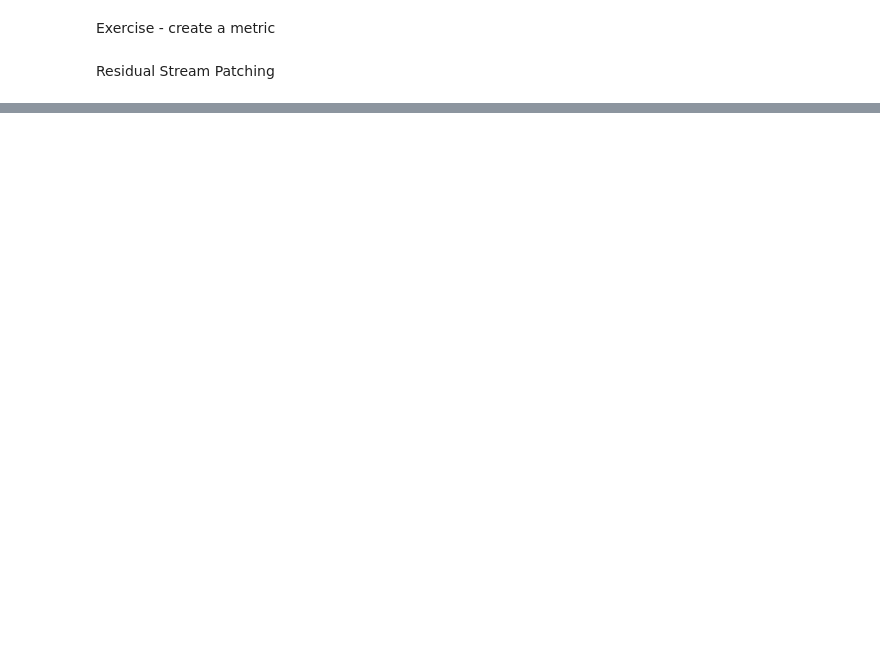
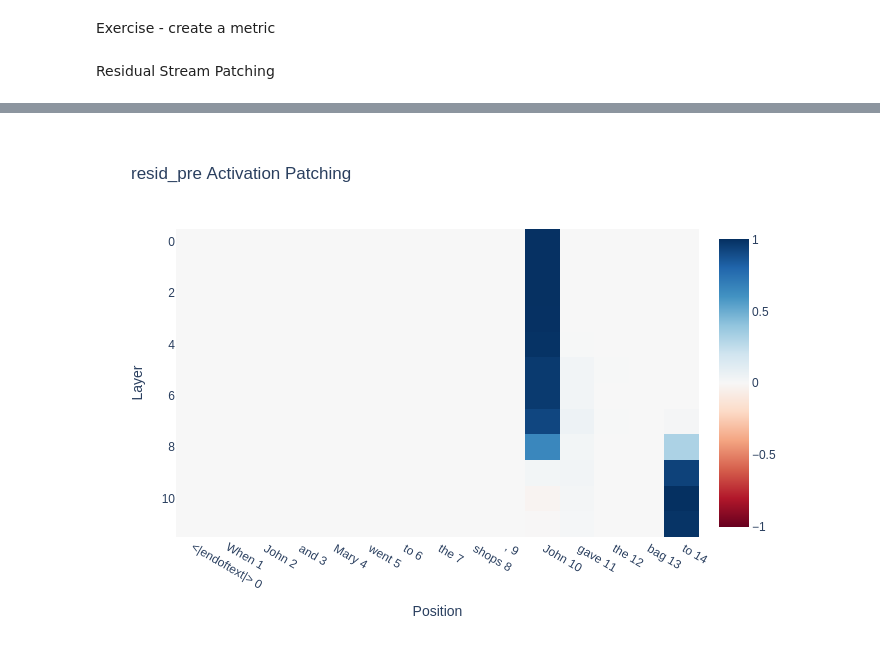
Before and after one commit to faymenn/arena, a Jupyter notebook: 1.41.ipynb, the cells around one changed output, grey strips where cells are left out. Saved outputs shown, nothing was run; the diff lists cells and outputs as text; code cells hidden in the pictures; blank space fills up the shorter version.

Commit message:
Residual Stream Patching

```diff
--- a/1.41.ipynb
+++ b/1.41.ipynb
@@ -406,11 +399,15 @@ act_patch_resid_pre = patching.get_act_patch_resid_pre(
 
 labels = [f"{tok} {i}" for i, tok in enumerate(model.to_str_tokens(clean_tokens[0]))]
 
-imshow(
-    act_patch_resid_pre,
+fig = px.imshow(
+    utils.to_numpy(act_patch_resid_pre),
     labels={"x": "Position", "y": "Layer"},
     x=labels,
     title="resid_pre Activation Patching",
+    color_continuous_midpoint=0.0,
+    color_continuous_scale="RdBu",
     width=700,
 )
+
+fig.show(renderer="png")
 # %% [output]
@@ -417,0 +414 @@ imshow(
+[figure, added]
```
Also changed, not shown: parts of 8 cells of this notebook.
